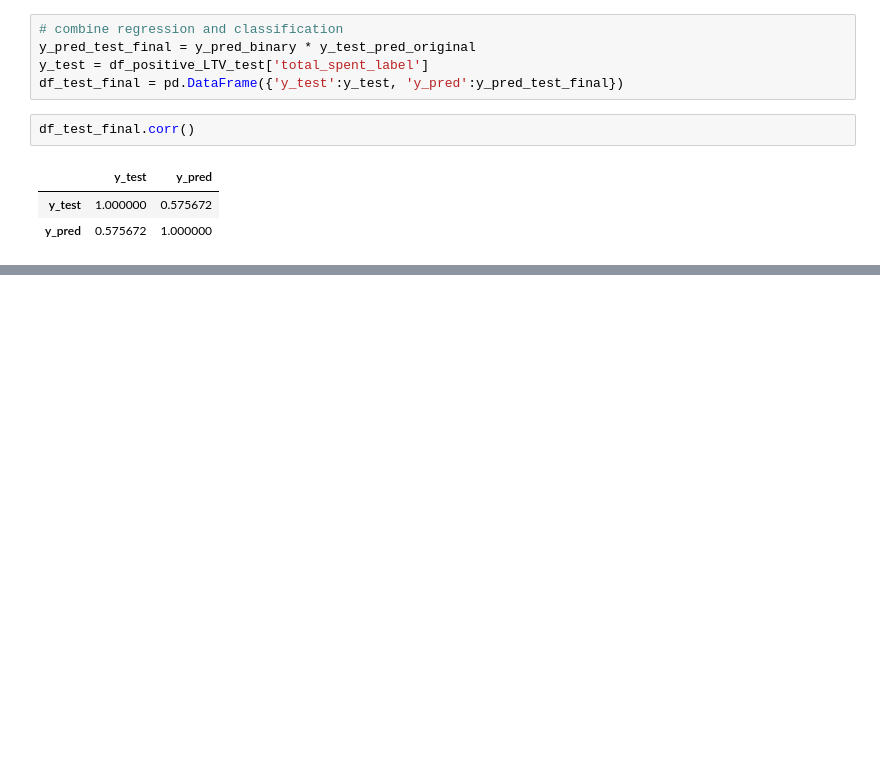
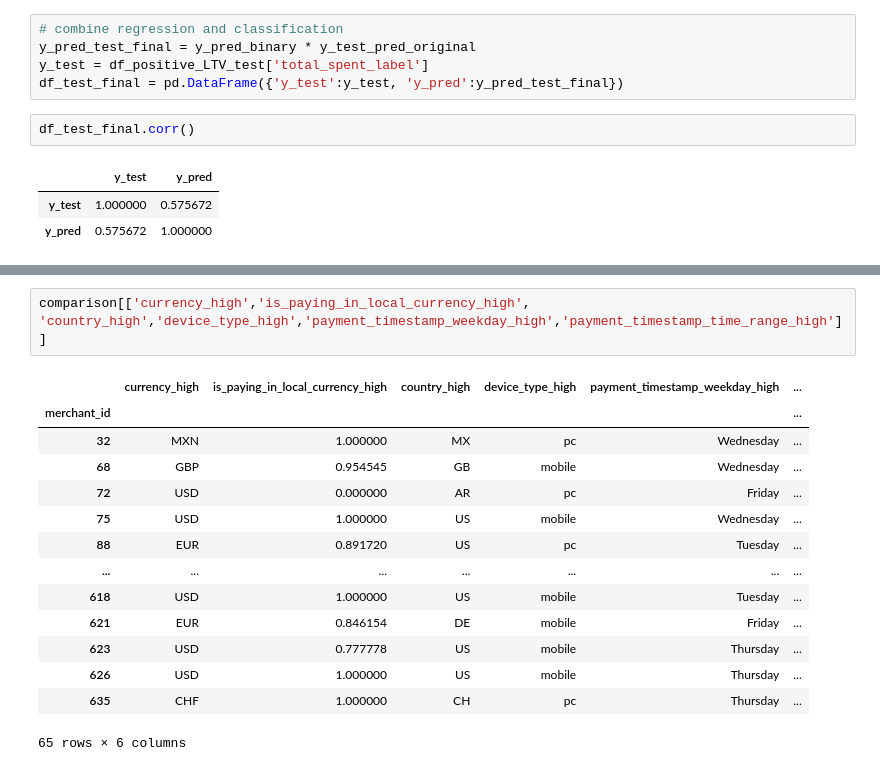
Before and after one commit to gioiablayer96/data-wizard-gioia, a Jupyter notebook: Home_Assignments/Nuvei_home_assignment/nuvei_home_assignment_gioia_blayer.ipynb, the cells around one changed output, grey strips where cells are left out. Drawn from its saved outputs; the diff is of its cells as text; blank space fills up the shorter version.

```diff
--- a/Home_Assignments/Nuvei_home_assignment/nuvei_home_assignment_gioia_blayer.ipynb
+++ b/Home_Assignments/Nuvei_home_assignment/nuvei_home_assignment_gioia_blayer.ipynb
@@ -3000,0 +3174,17 @@ Predictions are reasonably aligned with acual values: the model captures meaning
+# %%
+comparison[['currency_high','is_paying_in_local_currency_high', 'country_high','device_type_high','payment_timestamp_weekday_high','payment_timestamp_time_range_high']]
+# %% [output]
+|  | currency_high | is_paying_in_local_currency_high | country_high | device_type_high | payment_timestamp_weekday_high | ... |
+| merchant_id |  |  |  |  |  | ... |
+| 32 | MXN | 1.000000 | MX | pc | Wednesday | ... |
+| 68 | GBP | 0.954545 | GB | mobile | Wednesday | ... |
+| 72 | USD | 0.000000 | AR | pc | Friday | ... |
+| 75 | USD | 1.000000 | US | mobile | Wednesday | ... |
+| 88 | EUR | 0.891720 | US | pc | Tuesday | ... |
+| ... | ... | ... | ... | ... | ... | ... |
+| 618 | USD | 1.000000 | US | mobile | Tuesday | ... |
+| 621 | EUR | 0.846154 | DE | mobile | Friday | ... |
+| 623 | USD | 0.777778 | US | mobile | Thursday | ... |
+| 626 | USD | 1.000000 | US | mobile | Thursday | ... |
+| 635 | CHF | 1.000000 | CH | pc | Thursday | ... |
+65 rows × 6 columns
```
Also changed, not shown: parts of 19 cells of this notebook.
